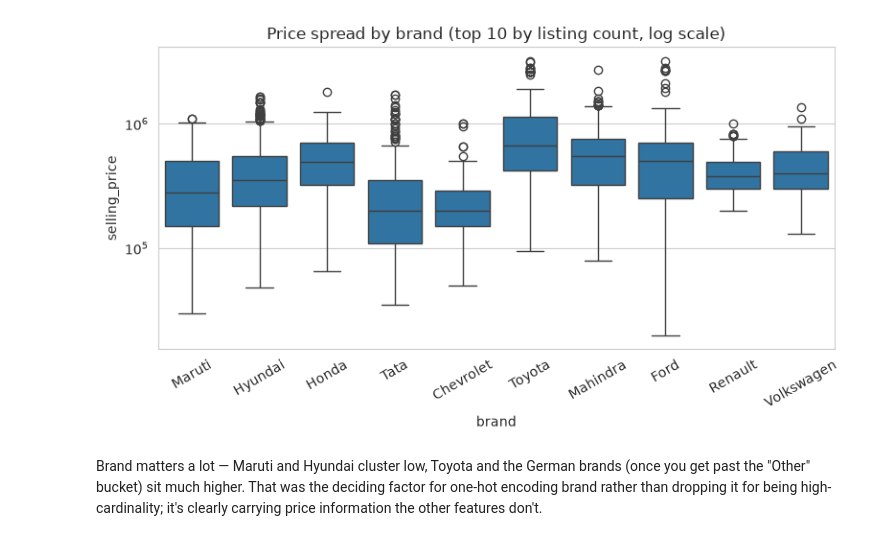
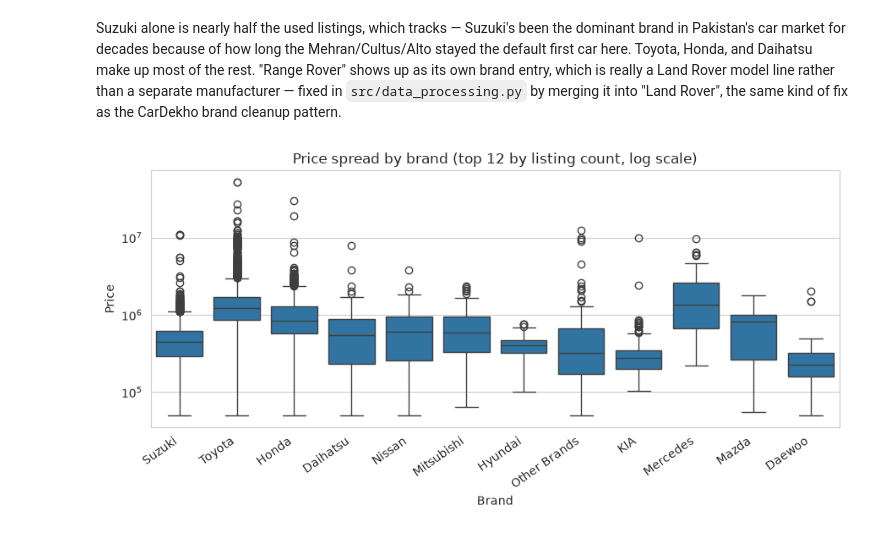
Before and after one commit to anayaafarhan/ml4, a Jupyter notebook: notebooks/exploration.ipynb, the cells around one changed output. Cells and saved outputs as stored; diff of their text form; code cells hidden in the pictures.

```diff
--- a/notebooks/exploration.ipynb
+++ b/notebooks/exploration.ipynb
@@ -18,6 +17,8 @@ import seaborn as sns
 sns.set_style("whitegrid")
 pd.set_option("display.max_columns", None)
 
-df = pd.read_csv("../data/cardekho_used_cars.csv")
+# latin-1, not utf-8 — a few city names (Sheikhūpura and similar) break
+# the default encoding.
+df = pd.read_csv("../data/olx_used_cars_pakistan.csv", encoding="latin1")
 df.shape
 # %% [output]
@@ -55,4 +54,0 @@ duplicate rows: 763
-# %%
-df["brand"] = df["name"].str.split().str[0]
-brand_counts = df["brand"].value_counts()
-brand_counts.head(30)
@@ -99,0 +82,9 @@ collected.
+# %%
+used = df[df["Condition"] == "Used"]
+fig, ax = plt.subplots(figsize=(7, 4.5))
+sns.histplot(used["Price"].dropna(), bins=60, ax=ax)
+ax.set_title("Selling price — used listings only (raw, before cleaning)")
+ax.set_xlabel("Price (PKR)")
+plt.tight_layout()
+plt.savefig("../reports/figures/raw_price_distribution.png", dpi=110)
+plt.show()
@@ -132,0 +152,3 @@ including as a feature rather than raw `year`.
+# %%
+top_brands = used["Brand"].value_counts().head(12)
+top_brands
@@ -133,19 +170,21 @@ including as a feature rather than raw `year`.
+# %% [markdown]
+Suzuki alone is nearly half the used listings, which tracks — Suzuki's
+been the dominant brand in Pakistan's car market for decades because of
+how long the Mehran/Cultus/Alto stayed the default first car here. Toyota,
+Honda, and Daihatsu make up most of the rest. "Range Rover" shows up as
+its own brand entry, which is really a Land Rover model line rather than a
+separate manufacturer — fixed in `src/data_processing.py` by merging it
+into "Land Rover", the same kind of fix as the CarDekho brand cleanup
+pattern.
 # %%
-fig, ax = plt.subplots(figsize=(8, 4.5))
-top_brands = df["brand"].value_counts().head(10).index
-sns.boxplot(data=df[df["brand"].isin(top_brands)], x="brand",
-            y="selling_price", ax=ax)
+fig, ax = plt.subplots(figsize=(9, 4.5))
+plot_df = used[used["Brand"].isin(top_brands.index)]
+sns.boxplot(data=plot_df, x="Brand", y="Price", ax=ax, order=top_brands.index)
 ax.set_yscale("log")
-ax.set_title("Price spread by brand (top 10 by listing count, log scale)")
-plt.xticks(rotation=30)
+ax.set_title("Price spread by brand (top 12 by listing count, log scale)")
+plt.xticks(rotation=35, ha="right")
 plt.tight_layout()
 plt.savefig("../reports/figures/price_by_brand.png", dpi=110)
 plt.show()
 # %% [output]
-[figure, old version]
+[figure, new version]
-# %% [markdown]
-Brand matters a lot — Maruti and Hyundai cluster low, Toyota and the
-German brands (once you get past the "Other" bucket) sit much higher. That
-was the deciding factor for one-hot encoding brand rather than dropping it
-for being high-cardinality; it's clearly carrying price information the
-other features don't.
```
Also changed, not shown: parts of 33 cells of this notebook, 15 other files.
